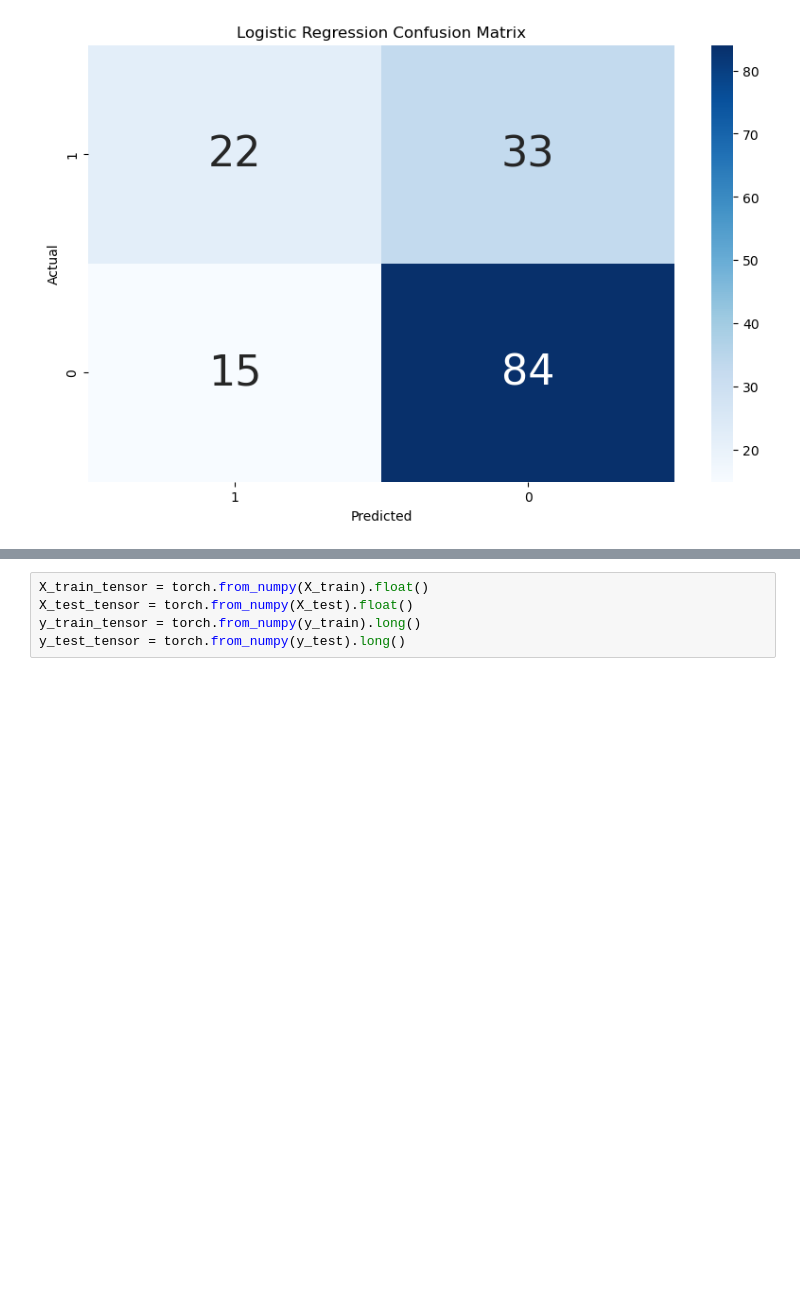
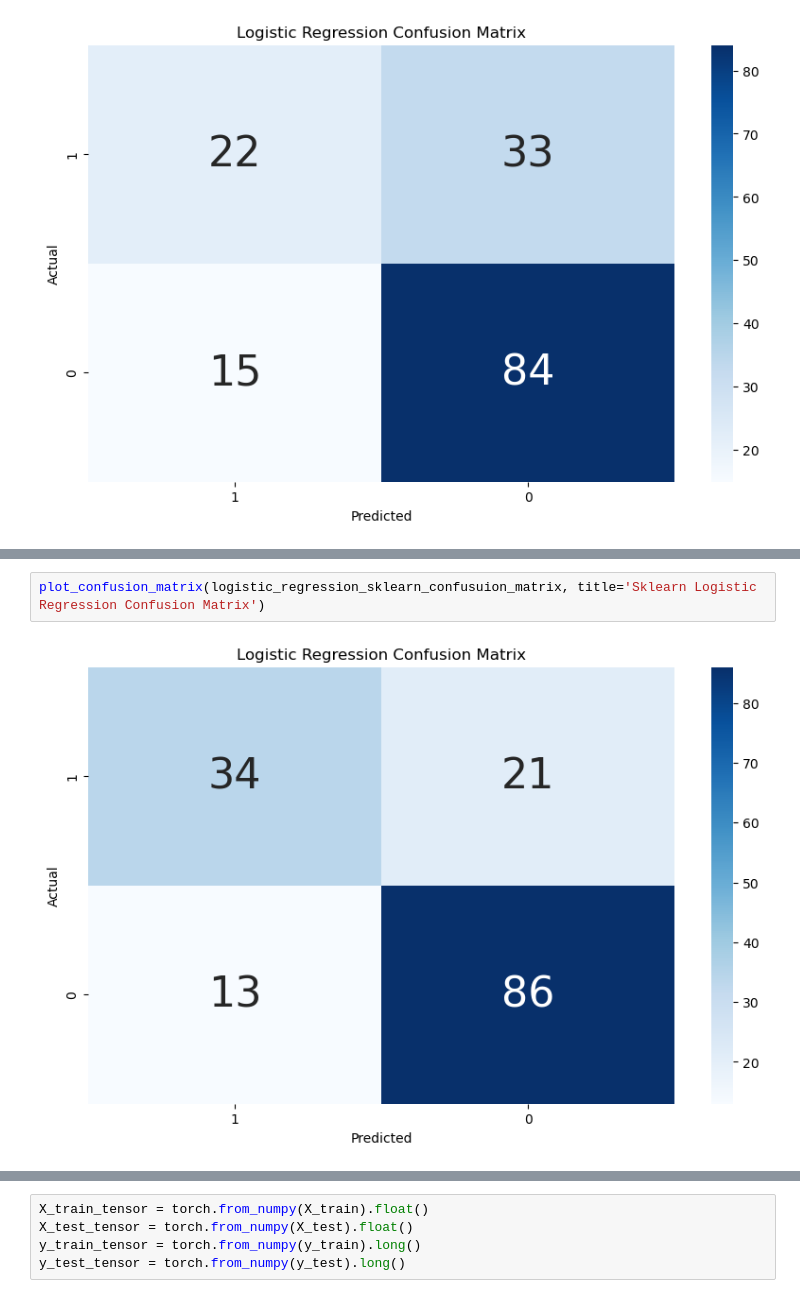
Before and after one commit to omerfarukaydin61/Diabetes-Prediction-with-Machine-Learning, a Jupyter notebook: project2.ipynb, the cells around one changed output, grey strips where cells are left out. Cells and saved outputs as stored; diff of their text form; blank space fills up the shorter version.

```diff
--- a/project2.ipynb
+++ b/project2.ipynb
@@ -73,0 +86,4 @@ plot_confusion_matrix(logistic_regression_confusuion_matrix, title='Logistic Reg
+# %%
+plot_confusion_matrix(logistic_regression_sklearn_confusuion_matrix, title='Sklearn Logistic Regression Confusion Matrix')
+# %% [output]
+[figure, added]
```
Also changed, not shown: parts of 12 cells of this notebook.
